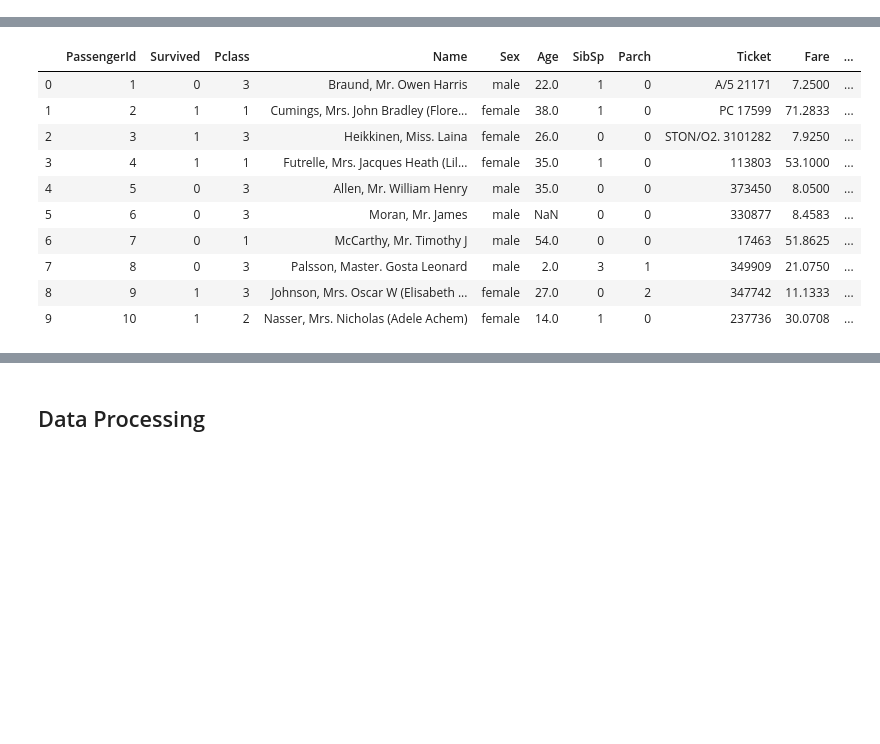
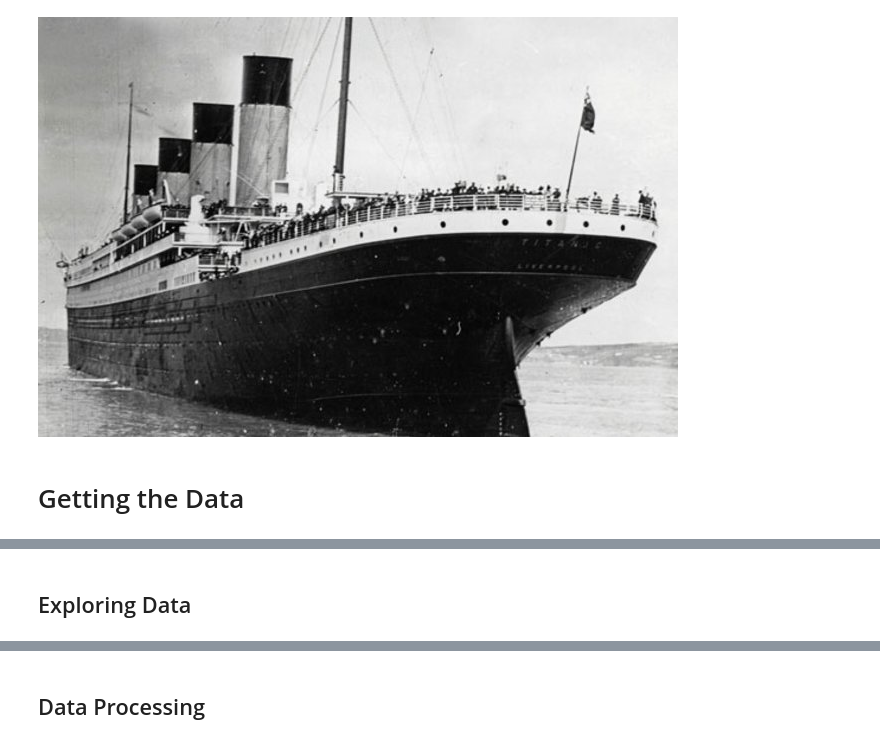
Before and after one commit to hashmat3525/Titanic, a Jupyter notebook: Titanic.ipynb, the cells around one changed output, grey strips where cells are left out. Drawn from its saved outputs; the diff is of its cells as text; code cells hidden in the pictures; blank space fills up the shorter version.

```diff
--- a/Titanic.ipynb
+++ b/Titanic.ipynb
@@ -10,3 +35,10 @@ import matplotlib.pyplot as plt
+# %%
+# Image of Titanic ship
+Image(filename='C:/Users/Nemgeree Armanonah/Documents/GitHub/Titanic/images/ship.jpeg')
+# %% [output]
+[figure, added]
+# %% [markdown]
+# Getting the Data
 # %%
 #reading train.csv
 data = pd.read_csv('./titanic datasets/train.csv')
@@ -26,18 +57,5 @@ data
 | 889 | 890 | 1 | 1 | Behr, Mr. Karl Howell | male | 26.0 | 0 | 0 | 111369 | 30.0000 | ... |
 | 890 | 891 | 0 | 3 | Dooley, Mr. Patrick | male | 32.0 | 0 | 0 | 370376 | 7.7500 | ... |
 891 rows × 12 columns
-# %%
-# show the first few rows
-data.head(10)
-# %% [output]
-|  | PassengerId | Survived | Pclass | Name | Sex | Age | SibSp | Parch | Ticket | Fare | ... |
-| 0 | 1 | 0 | 3 | Braund, Mr. Owen Harris | male | 22.0 | 1 | 0 | A/5 21171 | 7.2500 | ... |
-| 1 | 2 | 1 | 1 | Cumings, Mrs. John Bradley (Flore... | female | 38.0 | 1 | 0 | PC 17599 | 71.2833 | ... |
-| 2 | 3 | 1 | 3 | Heikkinen, Miss. Laina | female | 26.0 | 0 | 0 | STON/O2. 3101282 | 7.9250 | ... |
-| 3 | 4 | 1 | 1 | Futrelle, Mrs. Jacques Heath (Lil... | female | 35.0 | 1 | 0 | 113803 | 53.1000 | ... |
-| 4 | 5 | 0 | 3 | Allen, Mr. William Henry | male | 35.0 | 0 | 0 | 373450 | 8.0500 | ... |
-| 5 | 6 | 0 | 3 | Moran, Mr. James | male | NaN | 0 | 0 | 330877 | 8.4583 | ... |
-| 6 | 7 | 0 | 1 | McCarthy, Mr. Timothy J | male | 54.0 | 0 | 0 | 17463 | 51.8625 | ... |
-| 7 | 8 | 0 | 3 | Palsson, Master. Gosta Leonard | male | 2.0 | 3 | 1 | 349909 | 21.0750 | ... |
-| 8 | 9 | 1 | 3 | Johnson, Mrs. Oscar W (Elisabeth ... | female | 27.0 | 0 | 2 | 347742 | 11.1333 | ... |
-| 9 | 10 | 1 | 2 | Nasser, Mrs. Nicholas (Adele Achem) | female | 14.0 | 1 | 0 | 237736 | 30.0708 | ... |
+# %% [markdown]
+## Exploring Data
```
Also changed, not shown: parts of 22 cells of this notebook, 2 other files.
